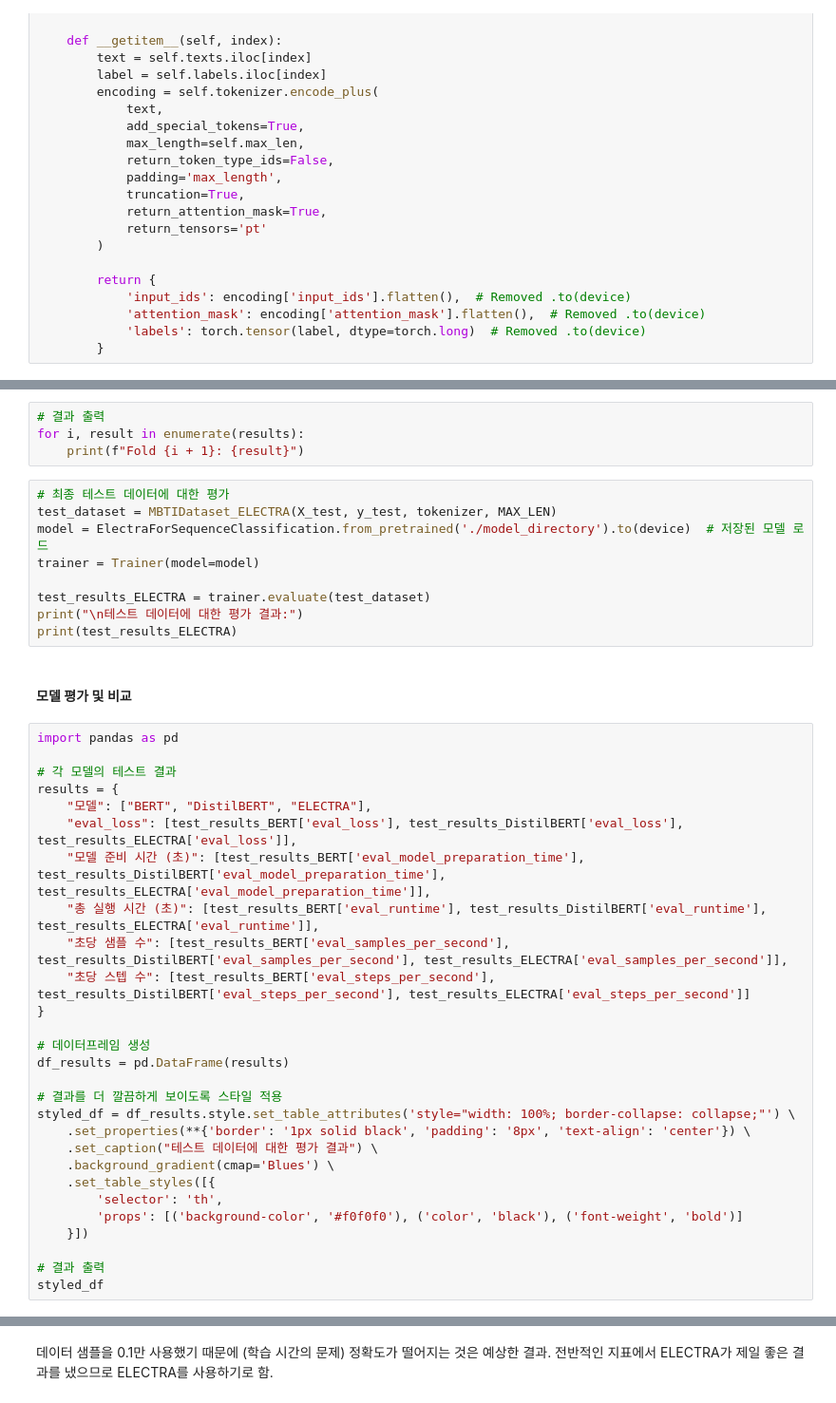
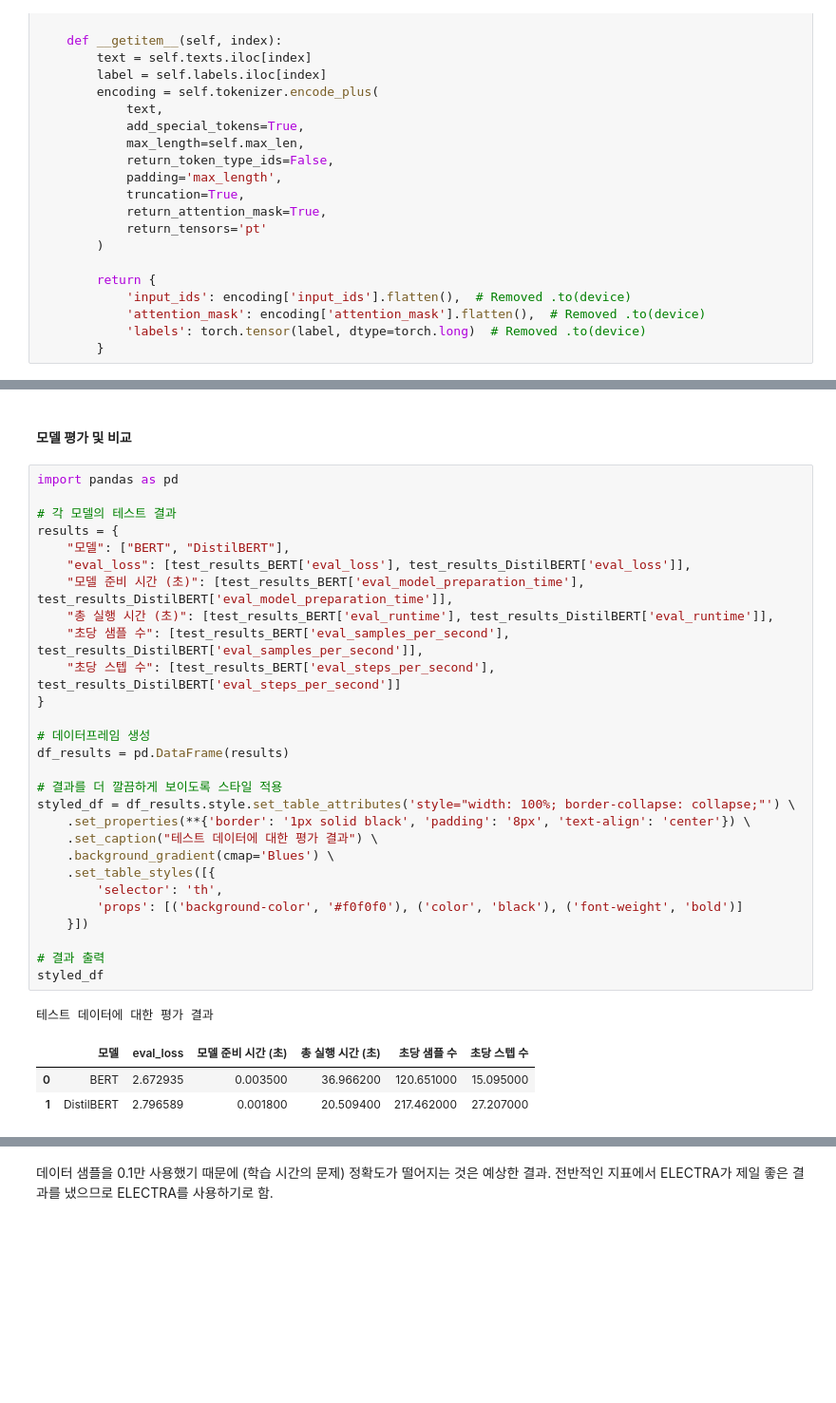
Before and after one commit to JY0723/2024-2-DL, a Jupyter notebook: DLfinal.ipynb, the cells around one changed output, grey strips where cells are left out. Shown at 95% size. Saved outputs shown, nothing was run; the diff lists cells and outputs as text; blank space fills up the shorter version.

```diff
--- a/DLfinal.ipynb
+++ b/DLfinal.ipynb
@@ -819,45 +656,37 @@ for train_idx, val_idx in kf.split(X_train):
-# %%
-# 결과 출력
-for i, result in enumerate(results):
-    print(f"Fold {i + 1}: {result}")
-# %%
-# 최종 테스트 데이터에 대한 평가
-test_dataset = MBTIDataset_ELECTRA(X_test, y_test, tokenizer, MAX_LEN)
-model = ElectraForSequenceClassification.from_pretrained('./model_directory').to(device)  # 저장된 모델 로드
-trainer = Trainer(model=model)
-
-test_results_ELECTRA = trainer.evaluate(test_dataset)
-print("\n테스트 데이터에 대한 평가 결과:")
-print(test_results_ELECTRA)
 # %% [markdown]
 #### 모델 평가 및 비교
 # %%
 import pandas as pd
 
 # 각 모델의 테스트 결과
 results = {
-    "모델": ["BERT", "DistilBERT", "ELECTRA"],
-    "eval_loss": [test_results_BERT['eval_loss'], test_results_DistilBERT['eval_loss'], test_results_ELECTRA['eval_loss']],
-    "모델 준비 시간 (초)": [test_results_BERT['eval_model_preparation_time'], test_results_DistilBERT['eval_model_preparation_time'], test_results_ELECTRA['eval_model_preparation_time']],
-    "총 실행 시간 (초)": [test_results_BERT['eval_runtime'], test_results_DistilBERT['eval_runtime'], test_results_ELECTRA['eval_runtime']],
-    "초당 샘플 수": [test_results_BERT['eval_samples_per_second'], test_results_DistilBERT['eval_samples_per_second'], test_results_ELECTRA['eval_samples_per_second']],
-    "초당 스텝 수": [test_results_BERT['eval_steps_per_second'], test_results_DistilBERT['eval_steps_per_second'], test_results_ELECTRA['eval_steps_per_second']]
+    "모델": ["BERT", "DistilBERT"],
+    "eval_loss": [test_results_BERT['eval_loss'], test_results_DistilBERT['eval_loss']],
+    "모델 준비 시간 (초)": [test_results_BERT['eval_model_preparation_time'], test_results_DistilBERT['eval_model_preparation_time']],
+    "총 실행 시간 (초)": [test_results_BERT['eval_runtime'], test_results_DistilBERT['eval_runtime']],
+    "초당 샘플 수": [test_results_BERT['eval_samples_per_second'], test_results_DistilBERT['eval_samples_per_second']],
+    "초당 스텝 수": [test_results_BERT['eval_steps_per_second'], test_results_DistilBERT['eval_steps_per_second']]
 }
 
 # 데이터프레임 생성
 df_results = pd.DataFrame(results)
 
 # 결과를 더 깔끔하게 보이도록 스타일 적용
 styled_df = df_results.style.set_table_attributes('style="width: 100%; border-collapse: collapse;"') \
     .set_properties(**{'border': '1px solid black', 'padding': '8px', 'text-align': 'center'}) \
     .set_caption("테스트 데이터에 대한 평가 결과") \
     .background_gradient(cmap='Blues') \
     .set_table_styles([{
         'selector': 'th',
         'props': [('background-color', '#f0f0f0'), ('color', 'black'), ('font-weight', 'bold')]
     }])
 
 # 결과 출력
 styled_df
+# %% [output]
+테스트 데이터에 대한 평가 결과
+|  | 모델 | eval_loss | 모델 준비 시간 (초) | 총 실행 시간 (초) | 초당 샘플 수 | 초당 스텝 수 |
+| 0 | BERT | 2.672935 | 0.003500 | 36.966200 | 120.651000 | 15.095000 |
+| 1 | DistilBERT | 2.796589 | 0.001800 | 20.509400 | 217.462000 | 27.207000 |
 # %%
 !pip install scikit-learn
```
Also changed, not shown: parts of 54 cells of this notebook.
